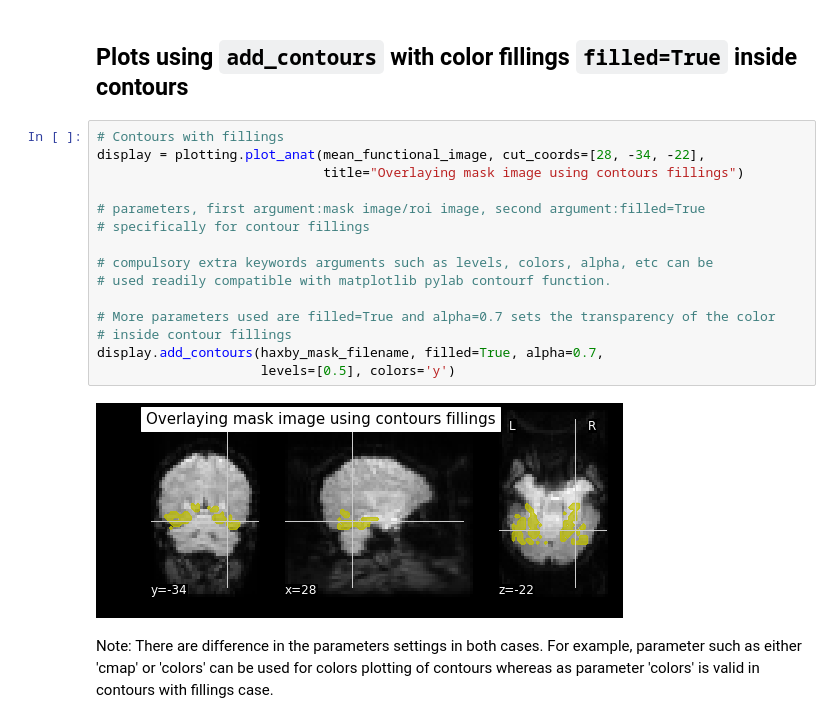
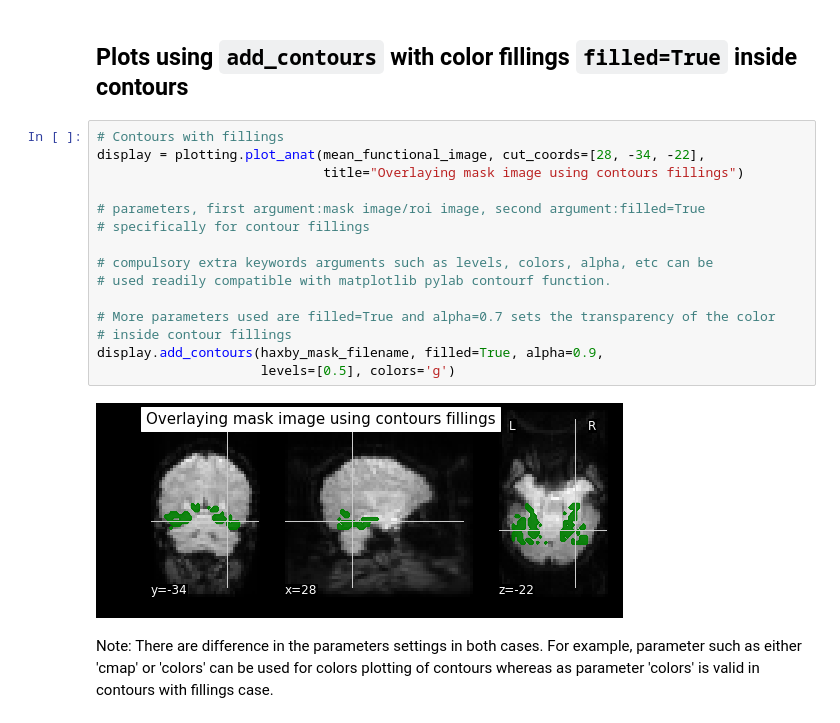
Before and after one commit to KamalakerDadi/Tutorial, a Jupyter notebook: Neurospin/advanced_nilearn_plotting.ipynb, the cells around one changed output. Drawn from its saved outputs; the diff is of its cells as text.

```diff
--- a/Neurospin/advanced_nilearn_plotting.ipynb
+++ b/Neurospin/advanced_nilearn_plotting.ipynb
@@ -170,20 +170,20 @@ display.add_contours(mask_face, levels=[0.5], colors='r', linewidths=2.)
 # %%
 # Contours with fillings
 display = plotting.plot_anat(mean_functional_image, cut_coords=[28, -34, -22],
                              title="Overlaying mask image using contours fillings")
 
 # parameters, first argument:mask image/roi image, second argument:filled=True
 # specifically for contour fillings
 
 # compulsory extra keywords arguments such as levels, colors, alpha, etc can be
 # used readily compatible with matplotlib pylab contourf function.
 
 # More parameters used are filled=True and alpha=0.7 sets the transparency of the color
 # inside contour fillings
-display.add_contours(haxby_mask_filename, filled=True, alpha=0.7,
-                     levels=[0.5], colors='y')
+display.add_contours(haxby_mask_filename, filled=True, alpha=0.9,
+                     levels=[0.5], colors='g')
 # %% [output]
-[figure, old version]
+[figure, new version]
 # %% [markdown]
 Note: There are difference in the parameters settings in both cases. For example, parameter such as either 'cmap' or 'colors' can be used for colors plotting of contours whereas as parameter 'colors' is valid in contours with fillings case.
 # %% [markdown]
```
Also changed, not shown: parts of 2 cells of this notebook, 1 other file.
